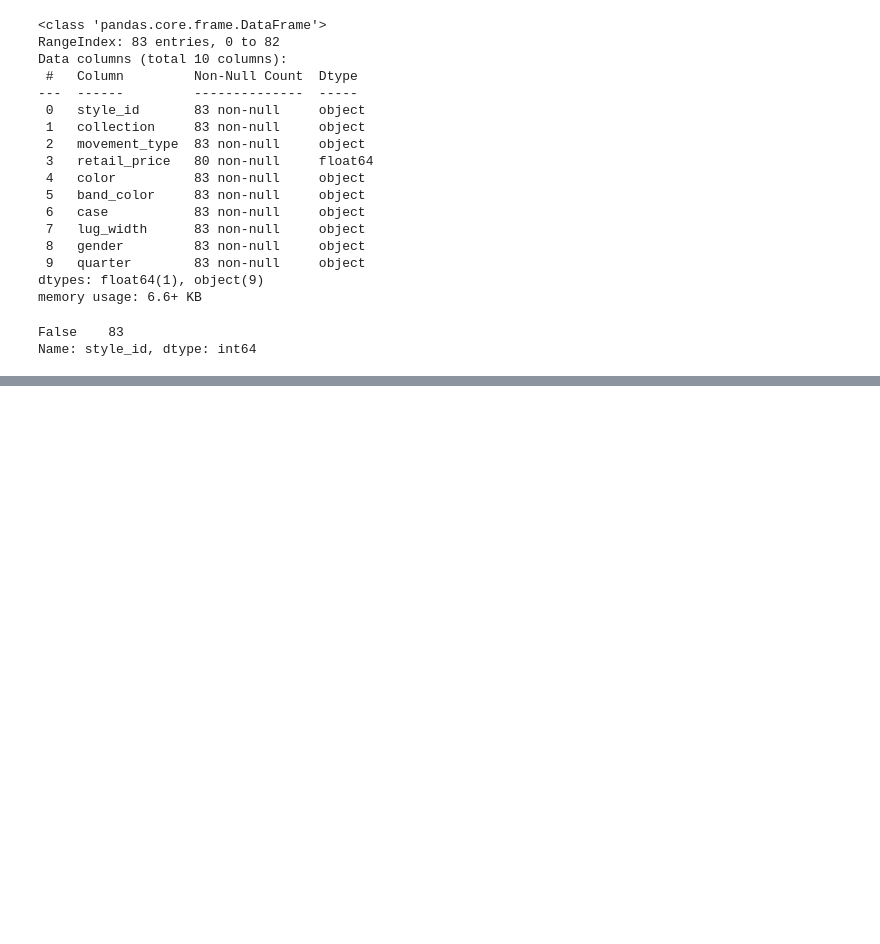
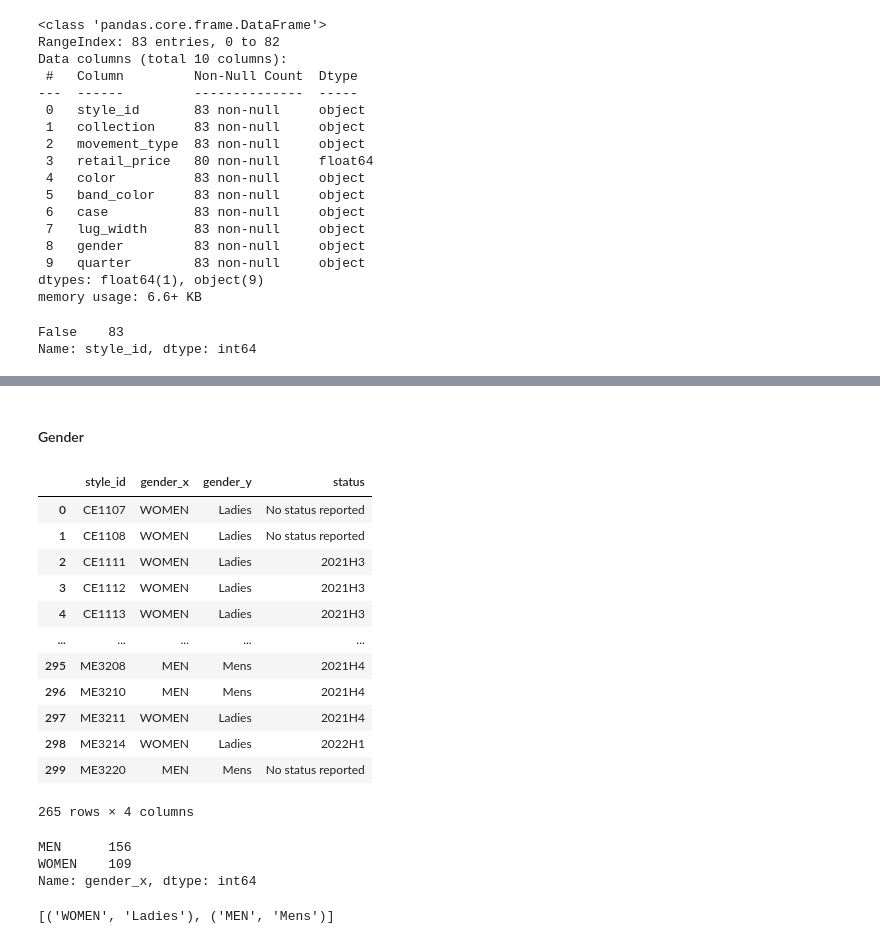
Before and after one commit to vmorenocosta/project-capstone-watch-sales, a Jupyter notebook: code/01_data_cleaning.ipynb, the cells around one changed output, grey strips where cells are left out. Drawn from its saved outputs; the diff is of its cells as text; code cells hidden in the pictures; blank space fills up the shorter version.

```diff
--- a/code/01_data_cleaning.ipynb
+++ b/code/01_data_cleaning.ipynb
@@ -619,6 +604,8 @@ array(['Abilene', 'Annette', 'Arc - 01', 'Arc-02', 'Arc-03', 'Atwater',
        'Townsman auto', 'Typographer', 'Urban traveler', 'Vintage',
        'Vintage 54', 'Vintage 54 chrono timer', 'Vintage muse',
        'Virginia', 'Virginia box set', 'Winnie'], dtype=object)
+# %%
+df_models['collection'] = df_models['collection'].replace(collections_replace)
 # %% [markdown]
 ##### Previous scratchwork
 # %%
@@ -1378,0 +1390,2 @@ Name: style_id, dtype: int64
+# %%
+df_proposal_merged = df_proposal.merge(df_models, how = 'left', on = 'style_id')
@@ -1378,0 +1482,2 @@ Name: style_id, dtype: int64
+# %%
+df_proposal_complete = df_proposal_merged.dropna(subset='status')
@@ -1378,0 +1515,30 @@ Name: style_id, dtype: int64
+# %% [markdown]
+#### Gender
+# %%
+gender_discrepancy = df_proposal_complete[(df_proposal_complete['gender_x'] != df_proposal_complete['gender_y'])][['style_id','gender_x','gender_y','status']].dropna()
+gender_discrepancy
+# %% [output]
+|  | style_id | gender_x | gender_y | status |
+| 0 | CE1107 | WOMEN | Ladies | No status reported |
+| 1 | CE1108 | WOMEN | Ladies | No status reported |
+| 2 | CE1111 | WOMEN | Ladies | 2021H3 |
+| 3 | CE1112 | WOMEN | Ladies | 2021H3 |
+| 4 | CE1113 | WOMEN | Ladies | 2021H3 |
+| ... | ... | ... | ... | ... |
+| 295 | ME3208 | MEN | Mens | 2021H4 |
+| 296 | ME3210 | MEN | Mens | 2021H4 |
+| 297 | ME3211 | WOMEN | Ladies | 2021H4 |
+| 298 | ME3214 | WOMEN | Ladies | 2022H1 |
+| 299 | ME3220 | MEN | Mens | No status reported |
+265 rows × 4 columns
+# %%
+df_proposal_complete['gender_x'].value_counts()
+# %% [output]
+MEN      156
+WOMEN    109
+Name: gender_x, dtype: int64
+# %%
+gender_discrepancy_list = list(set(zip(gender_discrepancy['gender_x'],gender_discrepancy['gender_y'])))
+gender_discrepancy_list
+# %% [output]
+[('WOMEN', 'Ladies'), ('MEN', 'Mens')]
```
Also changed, not shown: parts of 86 cells of this notebook, 7 other files.
